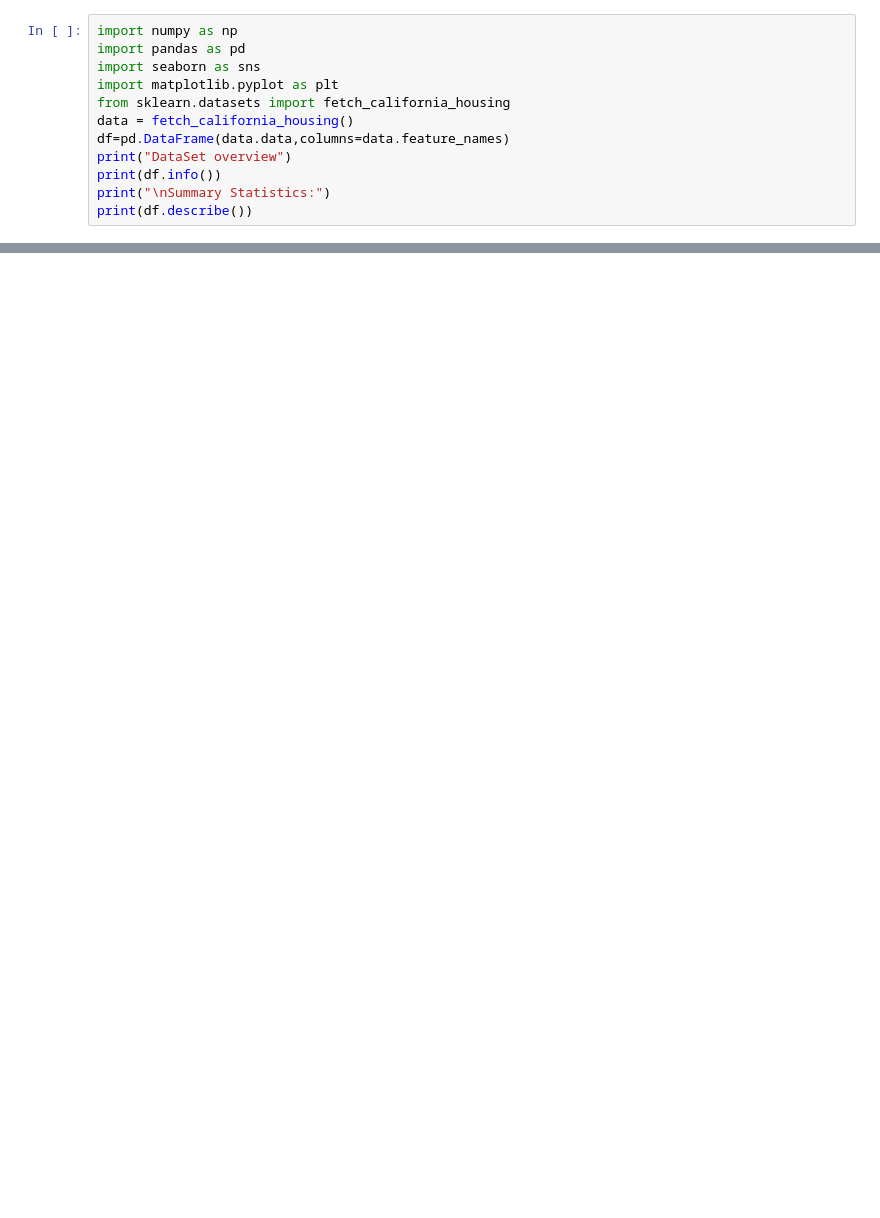
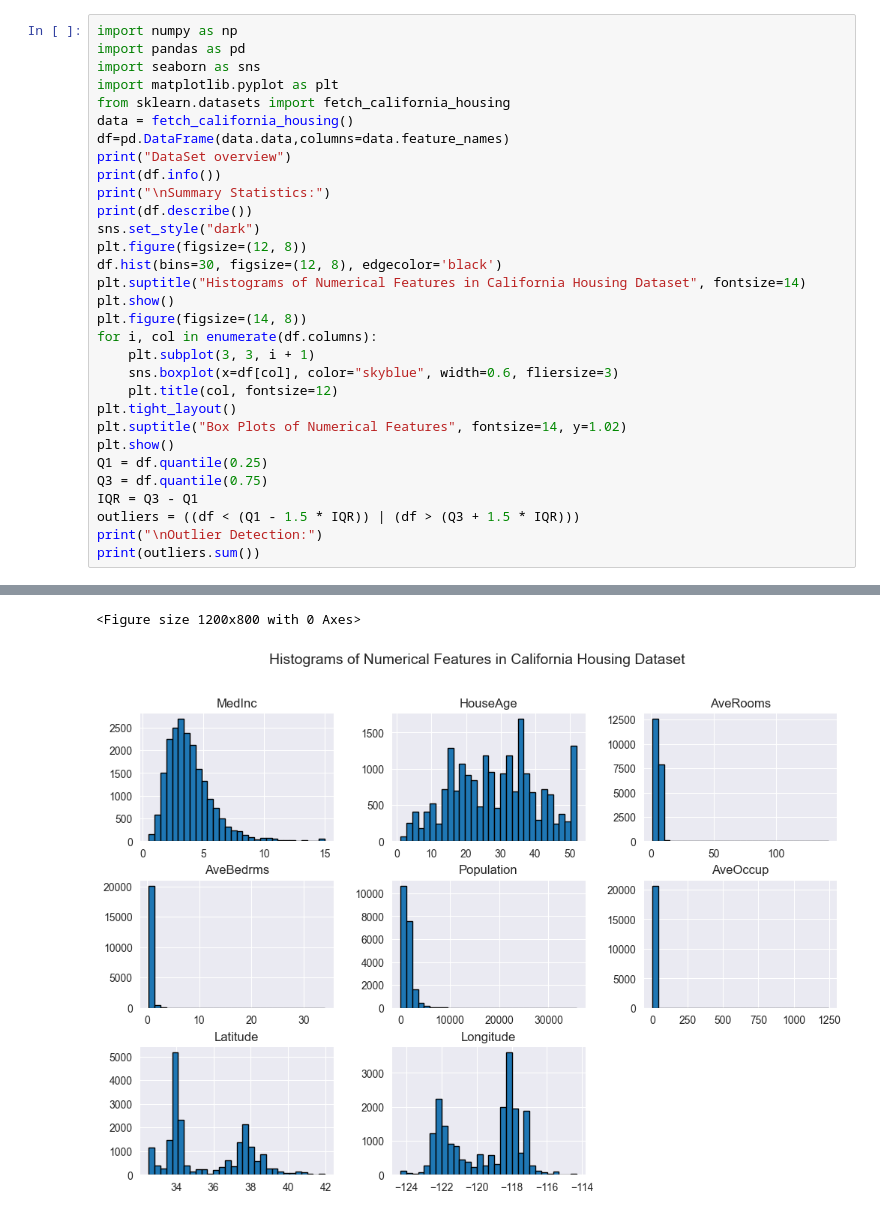
Before and after one commit to kailzxh/Machine-Learning-Lab, a Jupyter notebook: program1.ipynb, the cells around one changed output, grey strips where cells are left out. Saved outputs shown, nothing was run; the diff lists cells and outputs as text; blank space fills up the shorter version.

```diff
--- a/program1.ipynb
+++ b/program1.ipynb
@@ -1,30 +1,51 @@
 # %%
 import numpy as np
 import pandas as pd
 import seaborn as sns
 import matplotlib.pyplot as plt
 from sklearn.datasets import fetch_california_housing
 data = fetch_california_housing()
 df=pd.DataFrame(data.data,columns=data.feature_names)
 print("DataSet overview")
 print(df.info())
 print("\nSummary Statistics:")
 print(df.describe())
+sns.set_style("dark")
+plt.figure(figsize=(12, 8))
+df.hist(bins=30, figsize=(12, 8), edgecolor='black')
+plt.suptitle("Histograms of Numerical Features in California Housing Dataset", fontsize=14)
+plt.show()
+plt.figure(figsize=(14, 8))
+for i, col in enumerate(df.columns):
+    plt.subplot(3, 3, i + 1)
+    sns.boxplot(x=df[col], color="skyblue", width=0.6, fliersize=3)
+    plt.title(col, fontsize=12)
+plt.tight_layout()
+plt.suptitle("Box Plots of Numerical Features", fontsize=14, y=1.02)
+plt.show()
+Q1 = df.quantile(0.25)
+Q3 = df.quantile(0.75)
+IQR = Q3 - Q1
+outliers = ((df < (Q1 - 1.5 * IQR)) | (df > (Q3 + 1.5 * IQR)))
+print("\nOutlier Detection:")
+print(outliers.sum())
 # %% [output]
 DataSet overview
 <class 'pandas.core.frame.DataFrame'>
 RangeIndex: 20640 entries, 0 to 20639
 Data columns (total 8 columns):
  #   Column      Non-Null Count  Dtype
 ---  ------      --------------  -----
  0   MedInc      20640 non-null  float64
  1   HouseAge    20640 non-null  float64
  2   AveRooms    20640 non-null  float64
  3   AveBedrms   20640 non-null  float64
  4   Population  20640 non-null  float64
  5   AveOccup    20640 non-null  float64
 ... (22 lines left out)
 25%        2.429741     33.930000   -121.800000
 50%        2.818116     34.260000   -118.490000
 75%        3.282261     37.710000   -118.010000
 max     1243.333333     41.950000   -114.310000
+<Figure size 1200x800 with 0 Axes>
+[figure, added]
```
Also changed, not shown: parts of 1 cell of this notebook.
